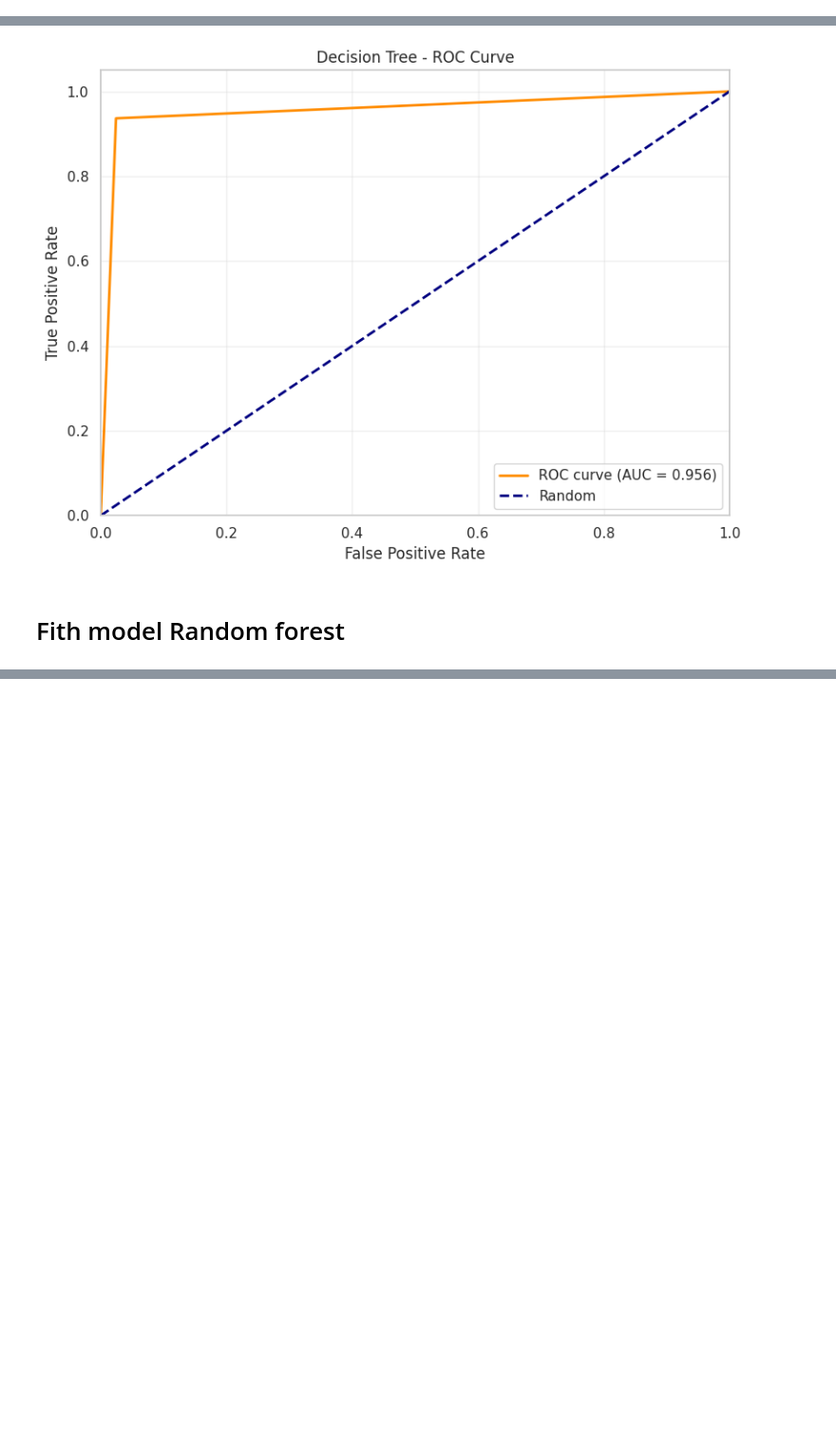
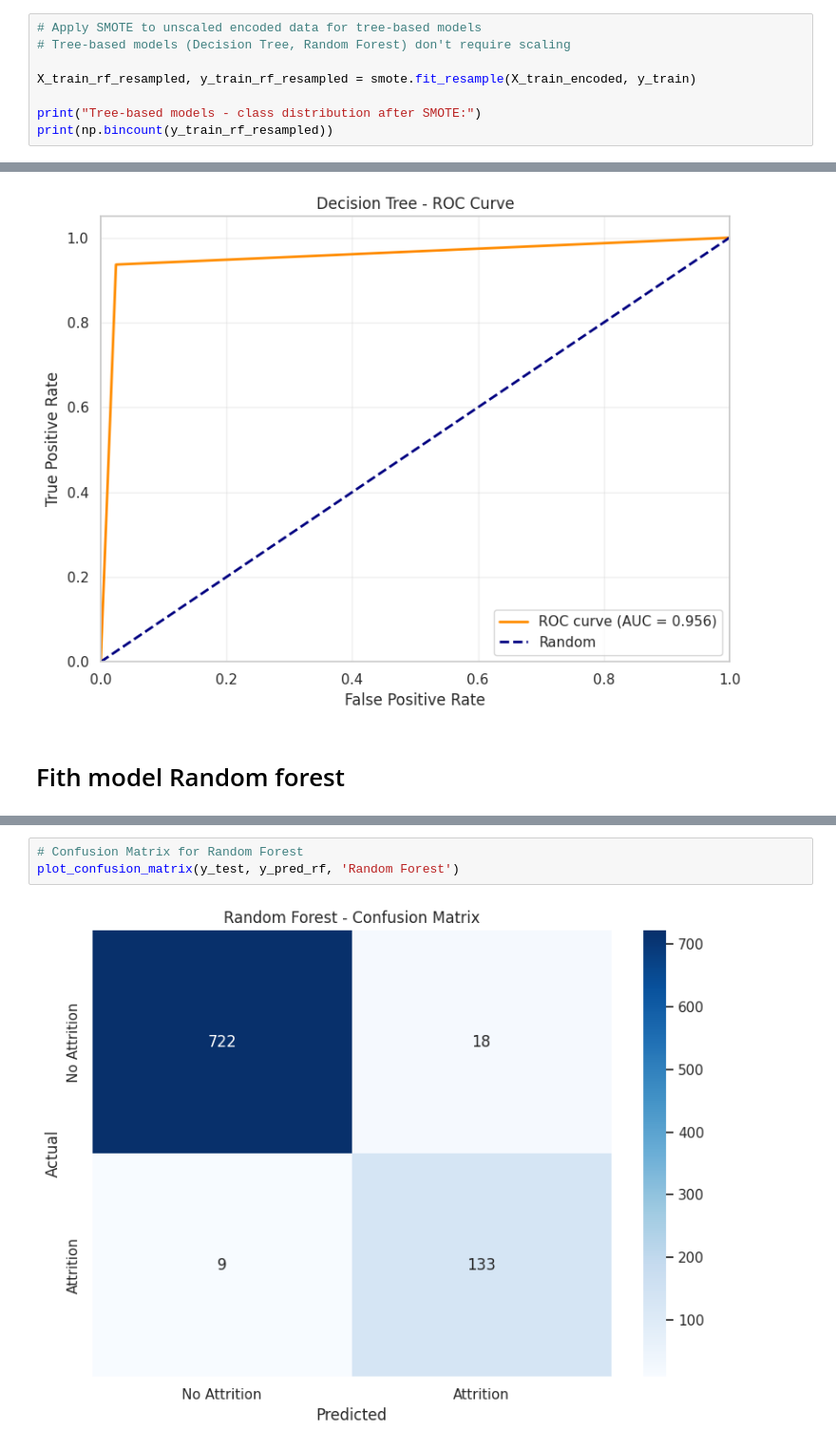
Before and after one commit to yanou16/ai_model, a Jupyter notebook: liverable_final.ipynb, the cells around one changed output, grey strips where cells are left out. Shown at 95% size. Cells and saved outputs as stored; diff of their text form; blank space fills up the shorter version.

```diff
--- a/liverable_final.ipynb
+++ b/liverable_final.ipynb
@@ -987,3 +987,11 @@ plot_roc_curve(y_test, y_pred_proba_svm, 'SVM')
 [figure]
 # %% [markdown]
 ## Fourth model decision tree
+# %%
+# Apply SMOTE to unscaled encoded data for tree-based models
+# Tree-based models (Decision Tree, Random Forest) don't require scaling
+
+X_train_rf_resampled, y_train_rf_resampled = smote.fit_resample(X_train_encoded, y_train)
+
+print("Tree-based models - class distribution after SMOTE:")
+print(np.bincount(y_train_rf_resampled))
@@ -1140,0 +1152,5 @@ weighted avg       0.84      0.76      0.79       882
+# %%
+# Confusion Matrix for Random Forest
+plot_confusion_matrix(y_test, y_pred_rf, 'Random Forest')
+# %% [output]
+[figure, added]
```
Also changed, not shown: parts of 24 cells of this notebook.
